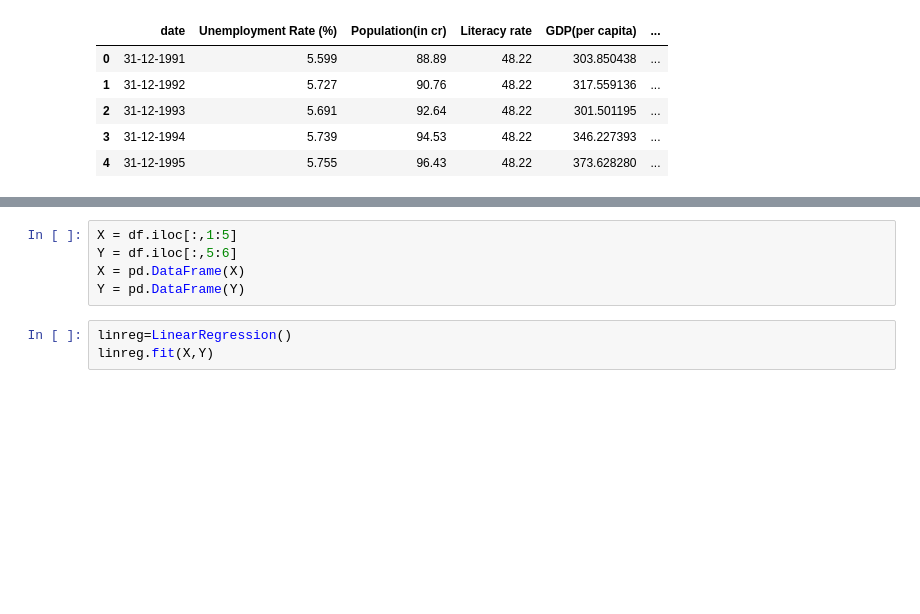
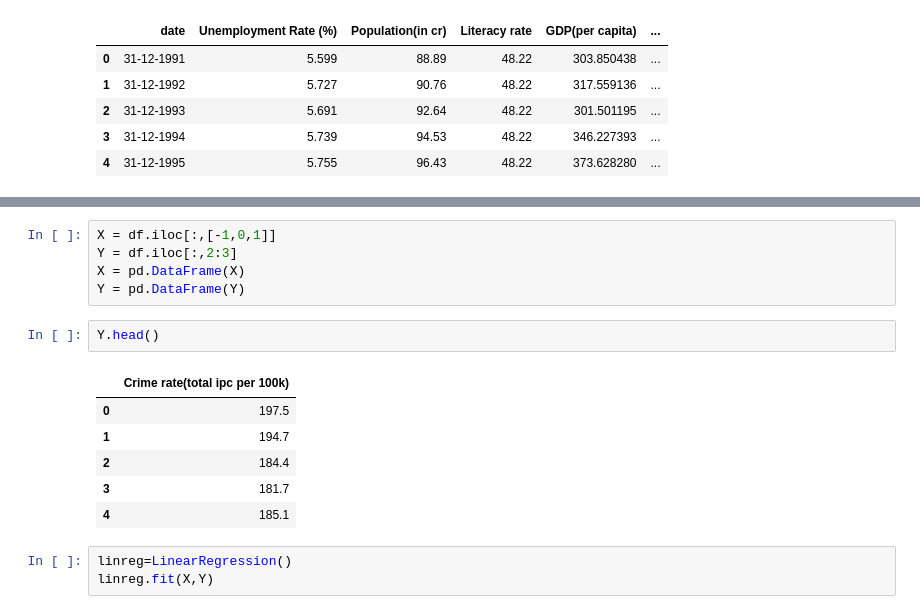
Before and after one commit to Mubeen-Zaki/Crime_Analysis, a Jupyter notebook: Prediction/prediction.ipynb, the cells around one changed output, grey strips where cells are left out. Drawn from its saved outputs; the diff is of its cells as text; blank space fills up the shorter version.

```diff
--- a/Prediction/prediction.ipynb
+++ b/Prediction/prediction.ipynb
@@ -943,8 +987,17 @@ df.head()
 # %%
-X = df.iloc[:,1:5]
-Y = df.iloc[:,5:6]
+X = df.iloc[:,[-1,0,1]]
+Y = df.iloc[:,2:3]
 X = pd.DataFrame(X)
 Y = pd.DataFrame(Y)
+# %%
+Y.head()
+# %% [output]
+|  | Crime rate(total ipc per 100k) |
+| 0 | 197.5 |
+| 1 | 194.7 |
+| 2 | 184.4 |
+| 3 | 181.7 |
+| 4 | 185.1 |
 # %%
 linreg=LinearRegression()
 linreg.fit(X,Y)
```
Also changed, not shown: parts of 16 cells of this notebook, 7 other files.
